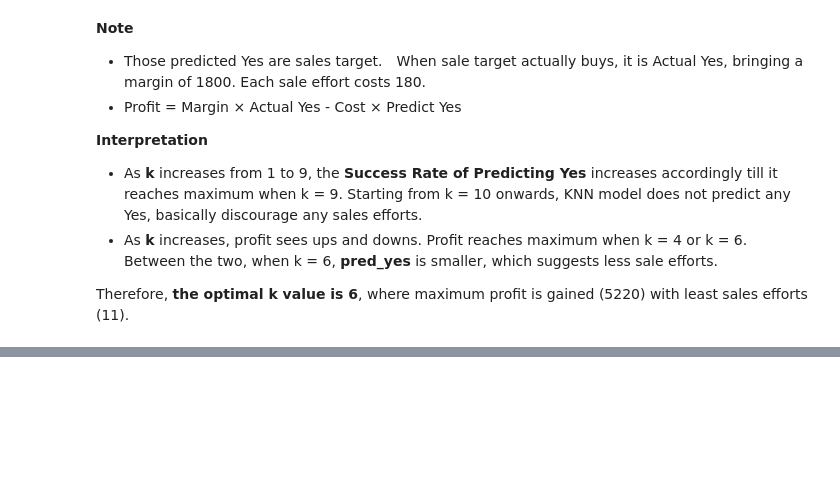
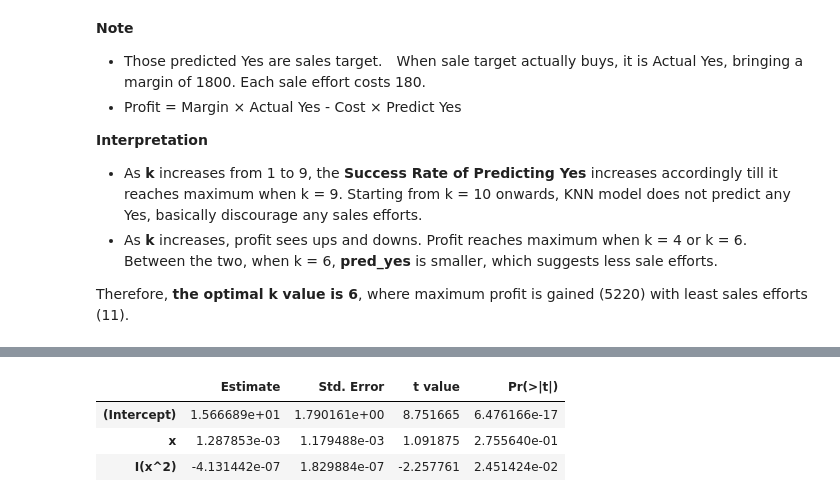
Before and after one commit to aoyh/bdbd, a Jupyter notebook: hw/Assignment4_AaronOu.ipynb, the cells around one changed output, grey strips where cells are left out. Cells and saved outputs as stored; diff of their text form; code cells hidden in the pictures; blank space fills up the shorter version.

```diff
--- a/hw/Assignment4_AaronOu.ipynb
+++ b/hw/Assignment4_AaronOu.ipynb
@@ -137,0 +345,8 @@ Therefore, **the optimal k value is 6**, where maximum profit is gained (5220) w
+# %%
+# Quadratic on full data set
+summary(lm(y ~ x + I(x^2), data = auto1))$coef
+# %% [output]
+|  | Estimate | Std. Error | t value | Pr(>|t|) |
+| (Intercept) | 1.566689e+01 | 1.790161e+00 | 8.751665 | 6.476166e-17 |
+| x | 1.287853e-03 | 1.179488e-03 | 1.091875 | 2.755640e-01 |
+| I(x^2) | -4.131442e-07 | 1.829884e-07 | -2.257761 | 2.451424e-02 |
```
Also changed, not shown: parts of 25 cells of this notebook, 12 other files.
